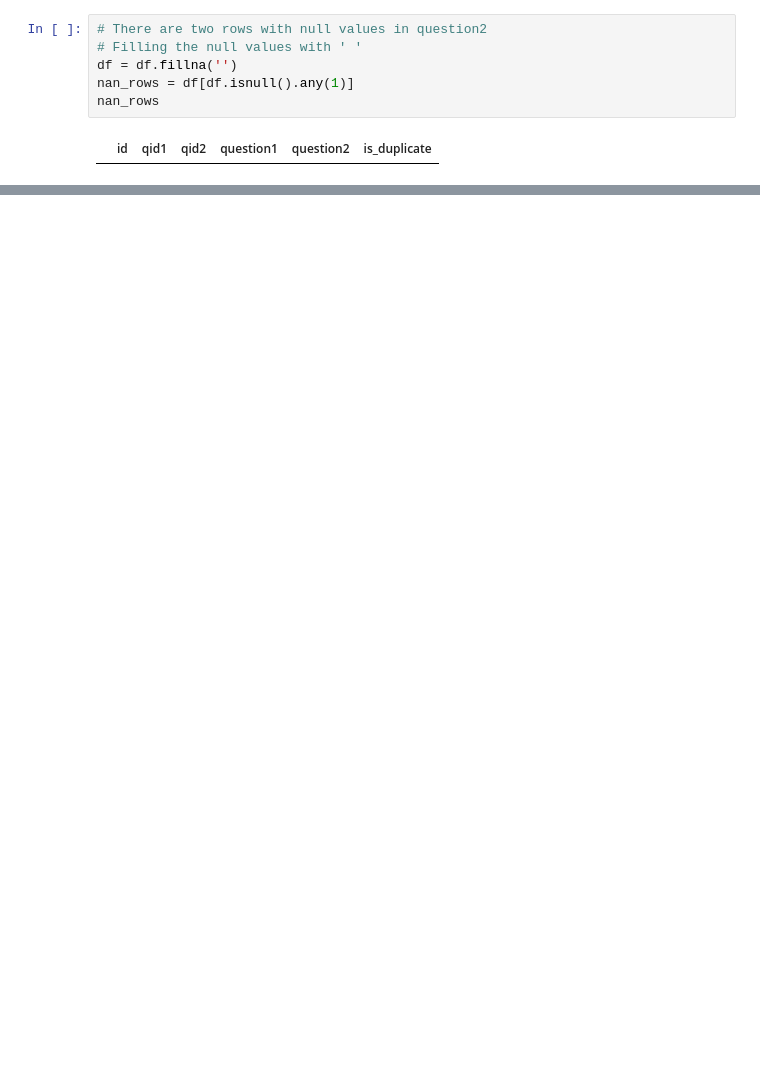
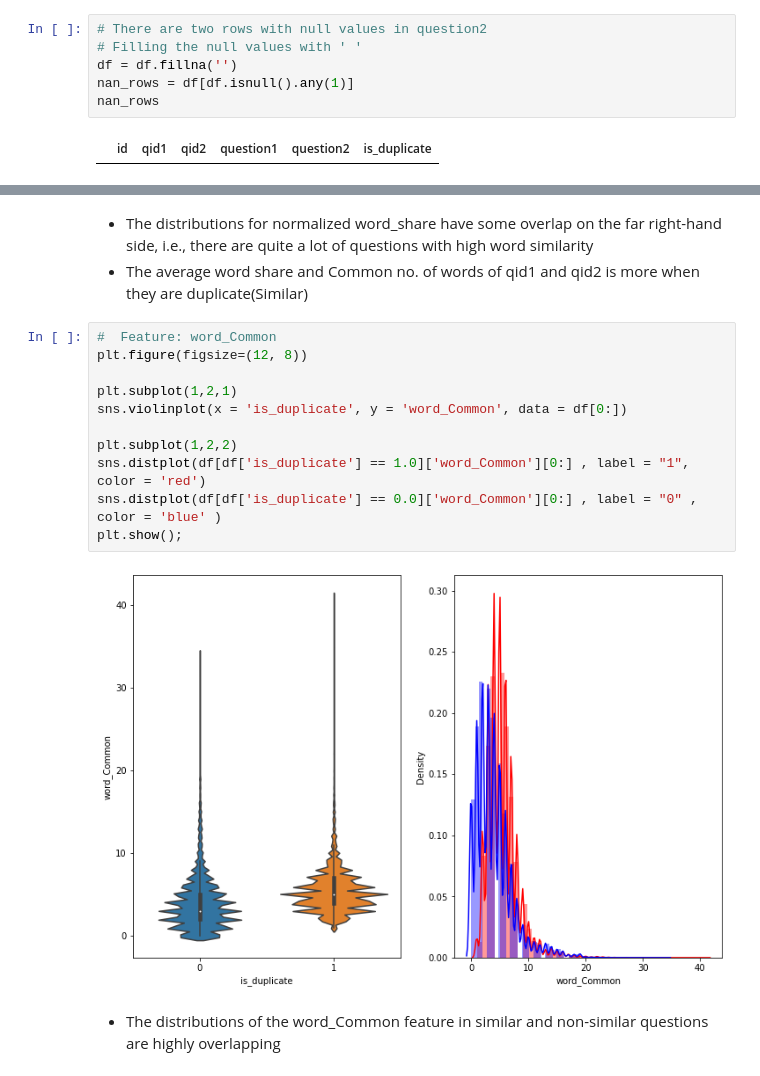
Before and after one commit to zub3rrr/Quora-Question-Pairs-Similarity, a Jupyter notebook: Basic EDA , Feature Extraction & Text Preprocessing .ipynb, the cells around one changed output, grey strips where cells are left out. Cells and saved outputs as stored; diff of their text form; blank space fills up the shorter version.

```diff
--- a/Basic EDA , Feature Extraction & Text Preprocessing .ipynb
+++ b/Basic EDA , Feature Extraction & Text Preprocessing .ipynb
@@ -246,0 +260,18 @@ Number of Questions with minimum length [question2] : 24
+# %% [markdown]
+* The distributions for normalized word_share have some overlap on the far right-hand side, i.e., there are quite a lot of questions with high word similarity
+* The average word share and Common no. of words of qid1 and qid2 is more when they are duplicate(Similar)
+# %%
+#  Feature: word_Common
+plt.figure(figsize=(12, 8))
+
+plt.subplot(1,2,1)
+sns.violinplot(x = 'is_duplicate', y = 'word_Common', data = df[0:])
+
+plt.subplot(1,2,2)
+sns.distplot(df[df['is_duplicate'] == 1.0]['word_Common'][0:] , label = "1", color = 'red')
+sns.distplot(df[df['is_duplicate'] == 0.0]['word_Common'][0:] , label = "0" , color = 'blue' )
+plt.show();
+# %% [output]
+[figure, added]
+# %% [markdown]
+* The distributions of the word_Common feature in similar and non-similar questions are highly overlapping
```
Also changed, not shown: parts of 11 cells of this notebook.
